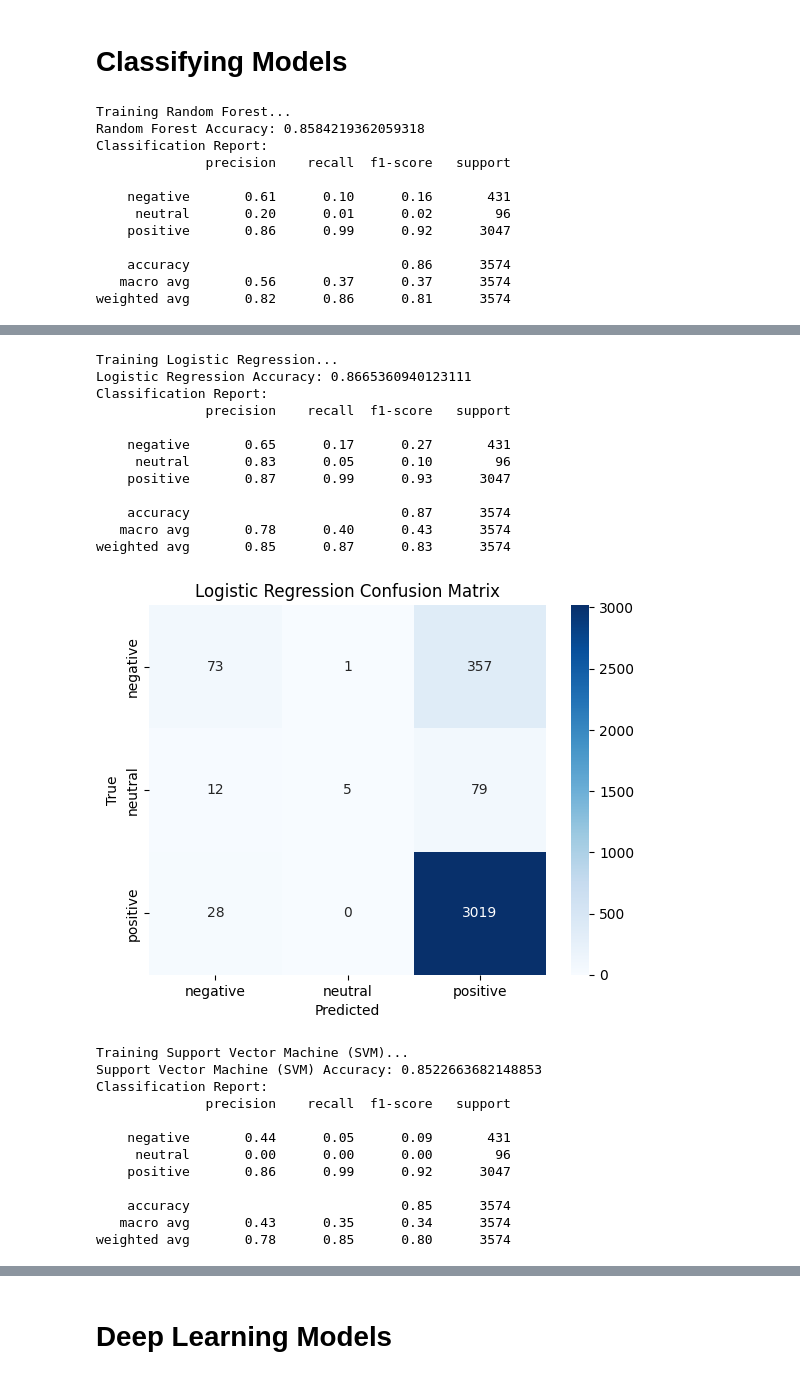
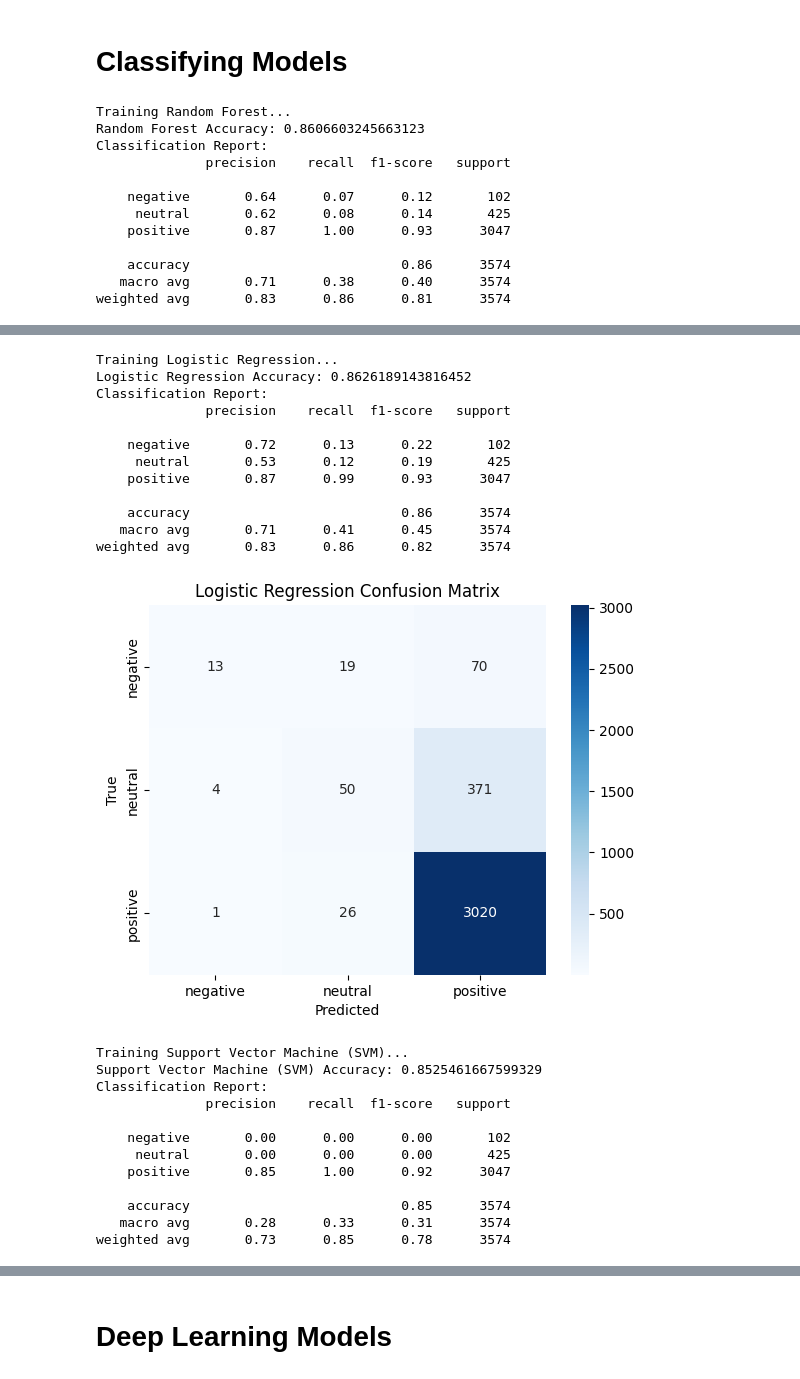
Before and after one commit to mn42899/data_scienceii, a Jupyter notebook: dsii-final-michael.ipynb, the cells around one changed output, grey strips where cells are left out. Drawn from its saved outputs; the diff is of its cells as text; code cells hidden in the pictures.

```diff
--- a/dsii-final-michael.ipynb
+++ b/dsii-final-michael.ipynb
@@ -607,15 +607,18 @@ import numpy as np
 df = df.dropna(subset=['text', 'stars', 'approval_rating', 'user_reputation', 'reply_count', 'best_score'])  # Ensure no missing values
 df = df[df['stars'].between(0, 5)]  # Ensure stars are within valid range
 
-# Map stars to sentiment
+# Map stars to sentiment, with 0 stars as neutral
 def map_star_to_sentiment(stars):
-    if stars <= 2:
+    if stars == 0:  # Mark 0 stars as neutral
+        return "neutral"
+    elif stars <= 2:  # 1 and 2 stars as negative
         return "negative"
-    elif stars == 3:
+    elif stars == 3:  # 3 stars as neutral
         return "neutral"
-    else:  # 4 or 5 stars
+    else:  # 4 or 5 stars as positive
         return "positive"
 
+# Apply the updated function
 df['sentiment'] = df['stars'].apply(map_star_to_sentiment)
 
 # Encode sentiment labels as integers
@@ -650,11 +653,13 @@ df = df[df['stars'].between(0, 5)]  # Ensure stars are within valid range
 
 # Map stars to sentiment
 def map_star_to_sentiment(stars):
-    if stars <= 2:
+    if stars == 0:  # Mark 0 stars as neutral
+        return "neutral"
+    elif stars <= 2:  # 1 and 2 stars as negative
         return "negative"
-    elif stars == 3:
+    elif stars == 3:  # 3 stars as neutral
         return "neutral"
-    else:  # 4 or 5 stars
+    else:  # 4 or 5 stars as positive
         return "positive"
 
 df['sentiment_classifier'] = df['stars'].apply(map_star_to_sentiment)
@@ -739,14 +744,14 @@ for model_name, accuracy in results_classifier.items():
     print(f"{model_name}: {accuracy:.2f}")
 # %% [output]
 Training Random Forest...
-Random Forest Accuracy: 0.8584219362059318
+Random Forest Accuracy: 0.8606603245663123
 Classification Report:
               precision    recall  f1-score   support
 
-    negative       0.61      0.10      0.16       431
-     neutral       0.20      0.01      0.02        96
-    positive       0.86      0.99      0.92      3047
+    negative       0.64      0.07      0.12       102
+     neutral       0.62      0.08      0.14       425
+    positive       0.87      1.00      0.93      3047
 
     accuracy                           0.86      3574
-   macro avg       0.56      0.37      0.37      3574
-weighted avg       0.82      0.86      0.81      3574
+   macro avg       0.71      0.38      0.40      3574
+weighted avg       0.83      0.86      0.81      3574
@@ -754,25 +759,25 @@ weighted avg       0.82      0.86      0.81      3574
 Training Logistic Regression...
-Logistic Regression Accuracy: 0.8665360940123111
+Logistic Regression Accuracy: 0.8626189143816452
 Classification Report:
               precision    recall  f1-score   support
 
-    negative       0.65      0.17      0.27       431
-     neutral       0.83      0.05      0.10        96
+    negative       0.72      0.13      0.22       102
+     neutral       0.53      0.12      0.19       425
     positive       0.87      0.99      0.93      3047
 
-    accuracy                           0.87      3574
-   macro avg       0.78      0.40      0.43      3574
-weighted avg       0.85      0.87      0.83      3574
+    accuracy                           0.86      3574
+   macro avg       0.71      0.41      0.45      3574
+weighted avg       0.83      0.86      0.82      3574
-[figure, old version]
+[figure, new version]
 Training Support Vector Machine (SVM)...
-Support Vector Machine (SVM) Accuracy: 0.8522663682148853
+Support Vector Machine (SVM) Accuracy: 0.8525461667599329
 Classification Report:
               precision    recall  f1-score   support
 
-    negative       0.44      0.05      0.09       431
-     neutral       0.00      0.00      0.00        96
-    positive       0.86      0.99      0.92      3047
+    negative       0.00      0.00      0.00       102
+     neutral       0.00      0.00      0.00       425
+    positive       0.85      1.00      0.92      3047
 
     accuracy                           0.85      3574
-   macro avg       0.43      0.35      0.34      3574
-weighted avg       0.78      0.85      0.80      3574
+   macro avg       0.28      0.33      0.31      3574
+weighted avg       0.73      0.85      0.78      3574
```
Also changed, not shown: parts of 12 cells of this notebook.
